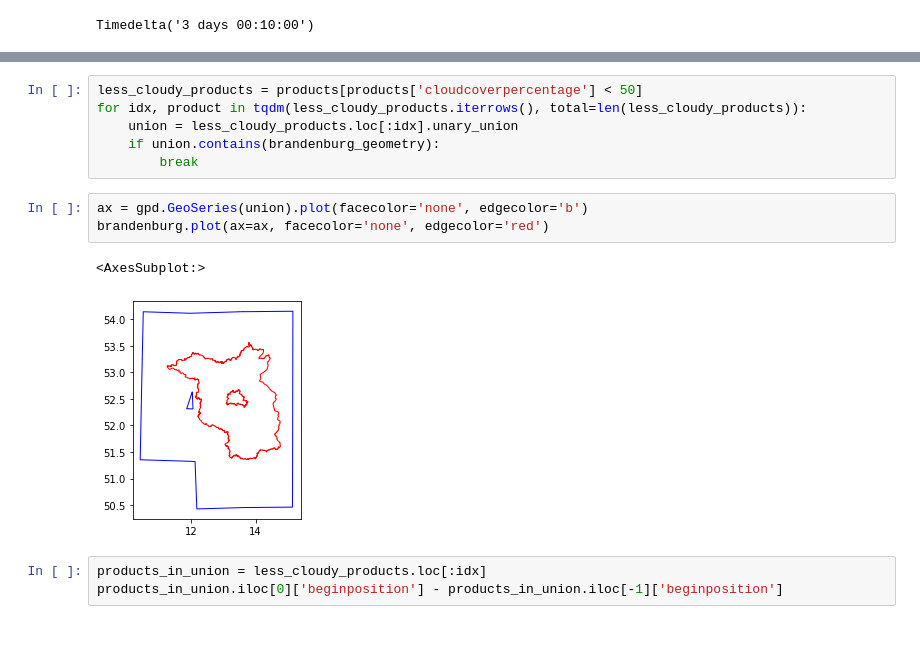
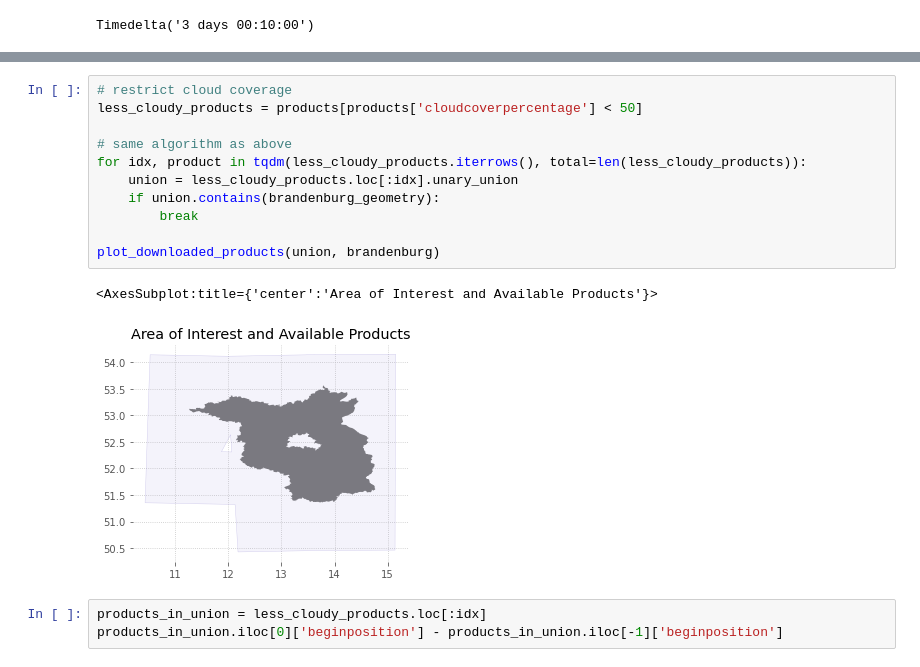
Before and after one commit to rrrnld/earth-observation-for-journalism, a Jupyter notebook: sources/01c Coverage analysis.ipynb, the cells around one changed output, grey strips where cells are left out. Cells and saved outputs as stored; diff of their text form; blank space fills up the shorter version.

```diff
--- a/sources/01c Coverage analysis.ipynb
+++ b/sources/01c Coverage analysis.ipynb
@@ -258,15 +254,17 @@ products_in_union.iloc[0]['beginposition'], products_in_union.iloc[-1]['beginpos
 # %%
+# restrict cloud coverage
 less_cloudy_products = products[products['cloudcoverpercentage'] < 50]
+
+# same algorithm as above
 for idx, product in tqdm(less_cloudy_products.iterrows(), total=len(less_cloudy_products)):
     union = less_cloudy_products.loc[:idx].unary_union
     if union.contains(brandenburg_geometry):
         break
+
+plot_downloaded_products(union, brandenburg)
+# %% [output]
+<AxesSubplot:title={'center':'Area of Interest and Available Products'}>
+[figure, added]
-# %%
-ax = gpd.GeoSeries(union).plot(facecolor='none', edgecolor='b')
-brandenburg.plot(ax=ax, facecolor='none', edgecolor='red')
-# %% [output]
-<AxesSubplot:>
-[figure, removed]
 # %%
 products_in_union = less_cloudy_products.loc[:idx]
 products_in_union.iloc[0]['beginposition'] - products_in_union.iloc[-1]['beginposition']
```
Also changed, not shown: parts of 25 cells of this notebook, 1 other file.
